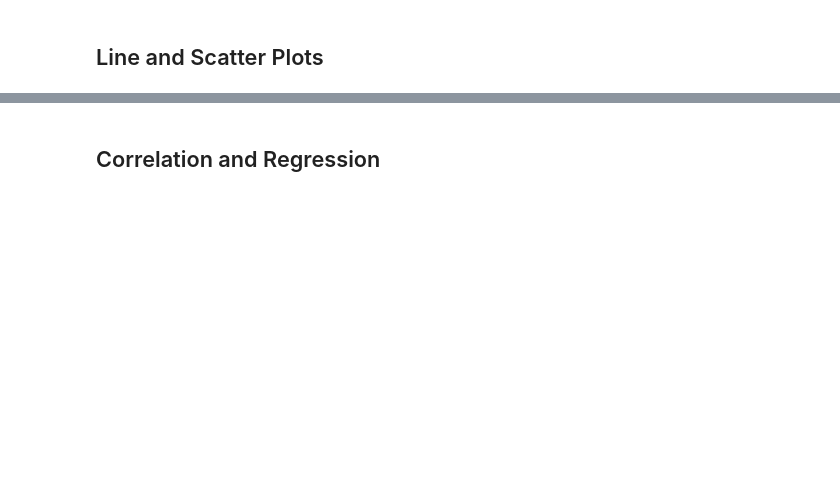
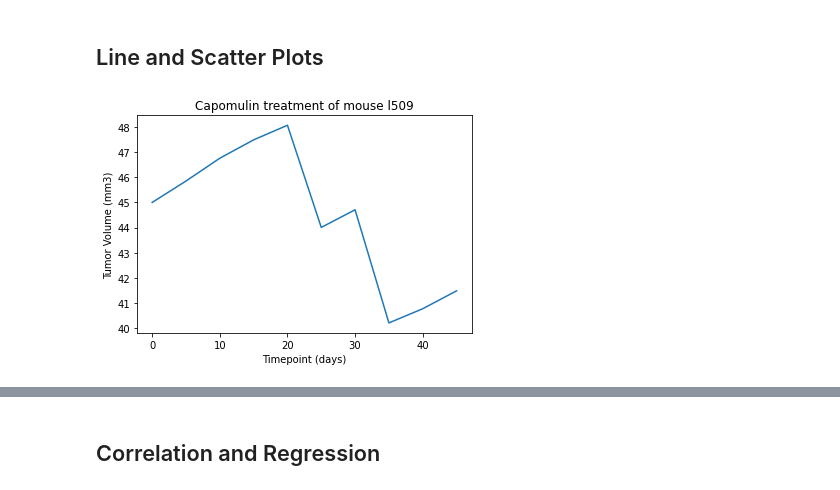
Before and after one commit to IlkayAtes11/Matplotlib-Challenge, a Jupyter notebook: Code/pymaceuticals.ipynb, the cells around one changed output, grey strips where cells are left out. Drawn from its saved outputs; the diff is of its cells as text; code cells hidden in the pictures; blank space fills up the shorter version.

```diff
--- a/Code/pymaceuticals.ipynb
+++ b/Code/pymaceuticals.ipynb
@@ -321,5 +320,21 @@ plt.show()
 ## Line and Scatter Plots
 # %%
 # Generate a line plot of tumor volume vs. time point for a mouse treated with Capomulin
+
+l509 = clean_data.loc[clean_data["Mouse ID"] == "l509"]
+
+x_axis = l509['Timepoint'].tolist()
+
+y_axis = l509['Tumor Volume (mm3)'].tolist()
+
+plt.plot(x_axis, y_axis)
+
+plt.title("Capomulin treatment of mouse l509")
+plt.xlabel("Timepoint (days)")
+plt.ylabel("Tumor Volume (mm3)")
+
+plt.show()
+# %% [output]
+[figure, added]
 # %%
 # Generate a scatter plot of average tumor volume vs. mouse weight for the Capomulin regimen
```
Also changed, not shown: parts of 4 cells of this notebook, 1 other file.
